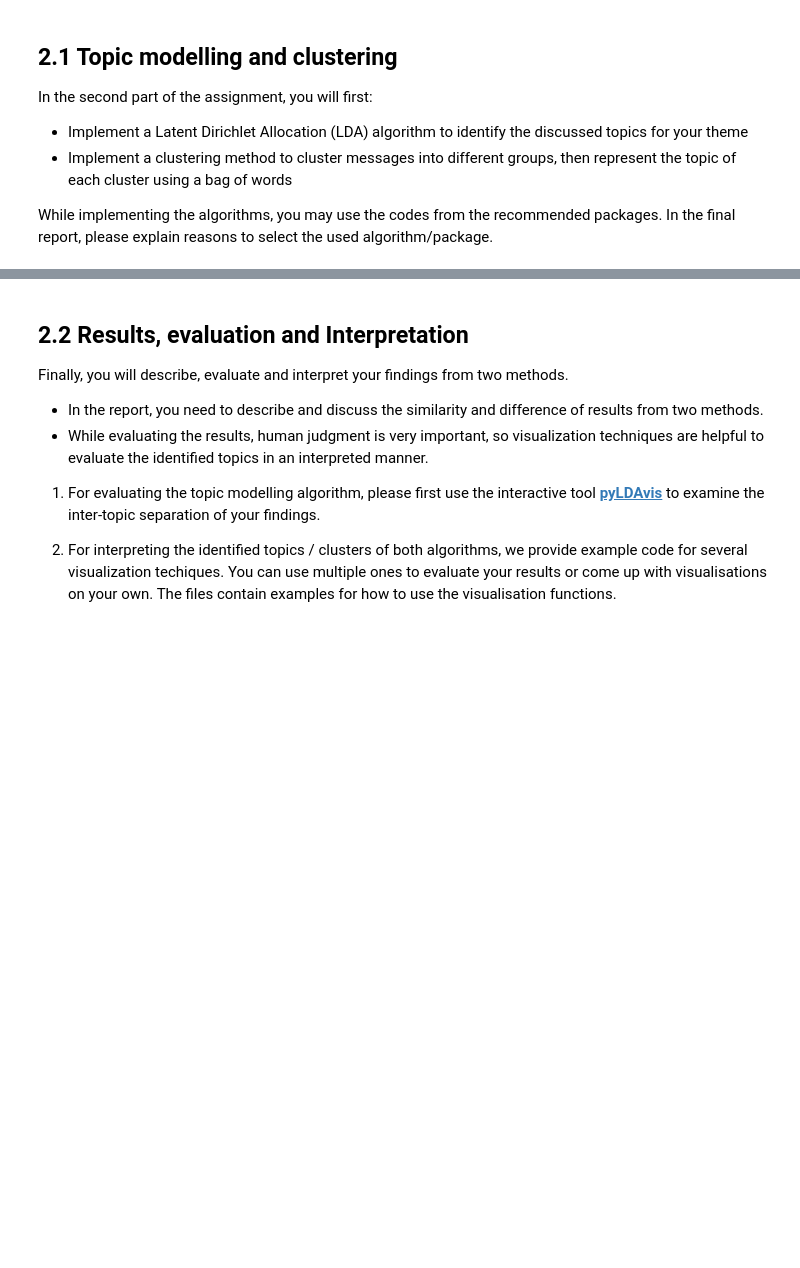
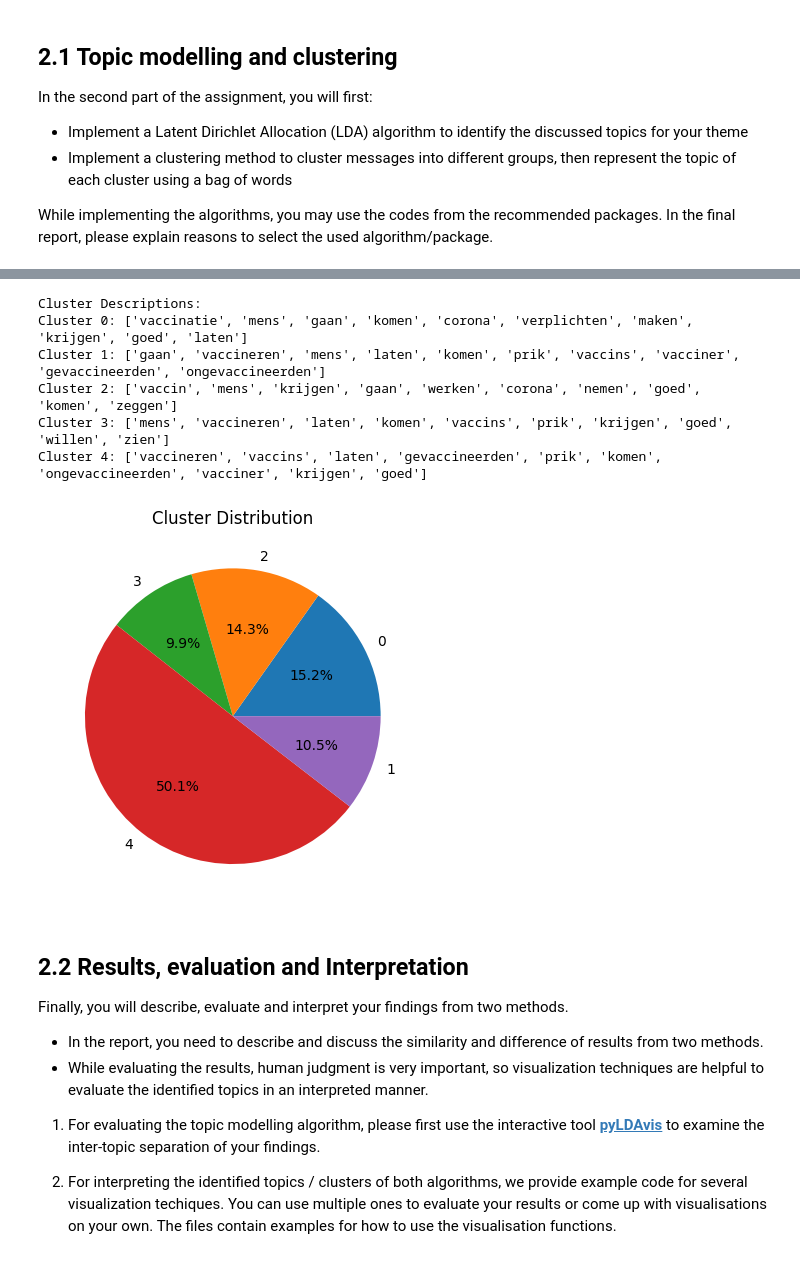
Before and after one commit to dmHarmsen/APML-Assignement-2, a Jupyter notebook: Assignment_3.ipynb, the cells around one changed output, grey strips where cells are left out. Cells and saved outputs as stored; diff of their text form; code cells hidden in the pictures; blank space fills up the shorter version.

```diff
--- a/Assignment_3.ipynb
+++ b/Assignment_3.ipynb
@@ -265,3 +295,36 @@ While implementing the algorithms, you may use the codes from the recommended pa
+# %%
+from sklearn.cluster import KMeans
+
+# TODO: cluster the messages using a clustering algorithm
+# K-Means Clustering
+n_clusters = 5
+kmeans_model = KMeans(n_clusters=n_clusters, random_state=42)
+kmeans_model.fit(bow)
+
+# Clusters Descriptions
+labels = kmeans_model.labels_
+cluster_descriptions = []
+
+print("\nCluster Descriptions:")
+for cluster_id in range(n_clusters):
+    cluster_indices = np.where(labels == cluster_id)[0]
+    cluster_words = Counter(word for idx in cluster_indices for word in processed_tweets[idx].split()).most_common(10)
+    cluster_descriptions.append(cluster_words)
+    print(f"Cluster {cluster_id}: {[word for word, count in cluster_words]}")
+
+# Cluster distribution visualizaiton
+cluster_sizes = Counter(labels)
+plt.pie(cluster_sizes.values(), labels=cluster_sizes.keys(), autopct="%1.1f%%")
+plt.title("Cluster Distribution")
+plt.show()
+# %% [output]
+Cluster Descriptions:
+Cluster 0: ['vaccinatie', 'mens', 'gaan', 'komen', 'corona', 'verplichten', 'maken', 'krijgen', 'goed', 'laten']
+Cluster 1: ['gaan', 'vaccineren', 'mens', 'laten', 'komen', 'prik', 'vaccins', 'vacciner', 'gevaccineerden', 'ongevaccineerden']
+Cluster 2: ['vaccin', 'mens', 'krijgen', 'gaan', 'werken', 'corona', 'nemen', 'goed', 'komen', 'zeggen']
+Cluster 3: ['mens', 'vaccineren', 'laten', 'komen', 'vaccins', 'prik', 'krijgen', 'goed', 'willen', 'zien']
+Cluster 4: ['vaccineren', 'vaccins', 'laten', 'gevaccineerden', 'prik', 'komen', 'ongevaccineerden', 'vacciner', 'krijgen', 'goed']
+[figure, added]
 # %% [markdown]
  ## 2.2 Results, evaluation and Interpretation
 
```
Also changed, not shown: parts of 8 cells of this notebook.
